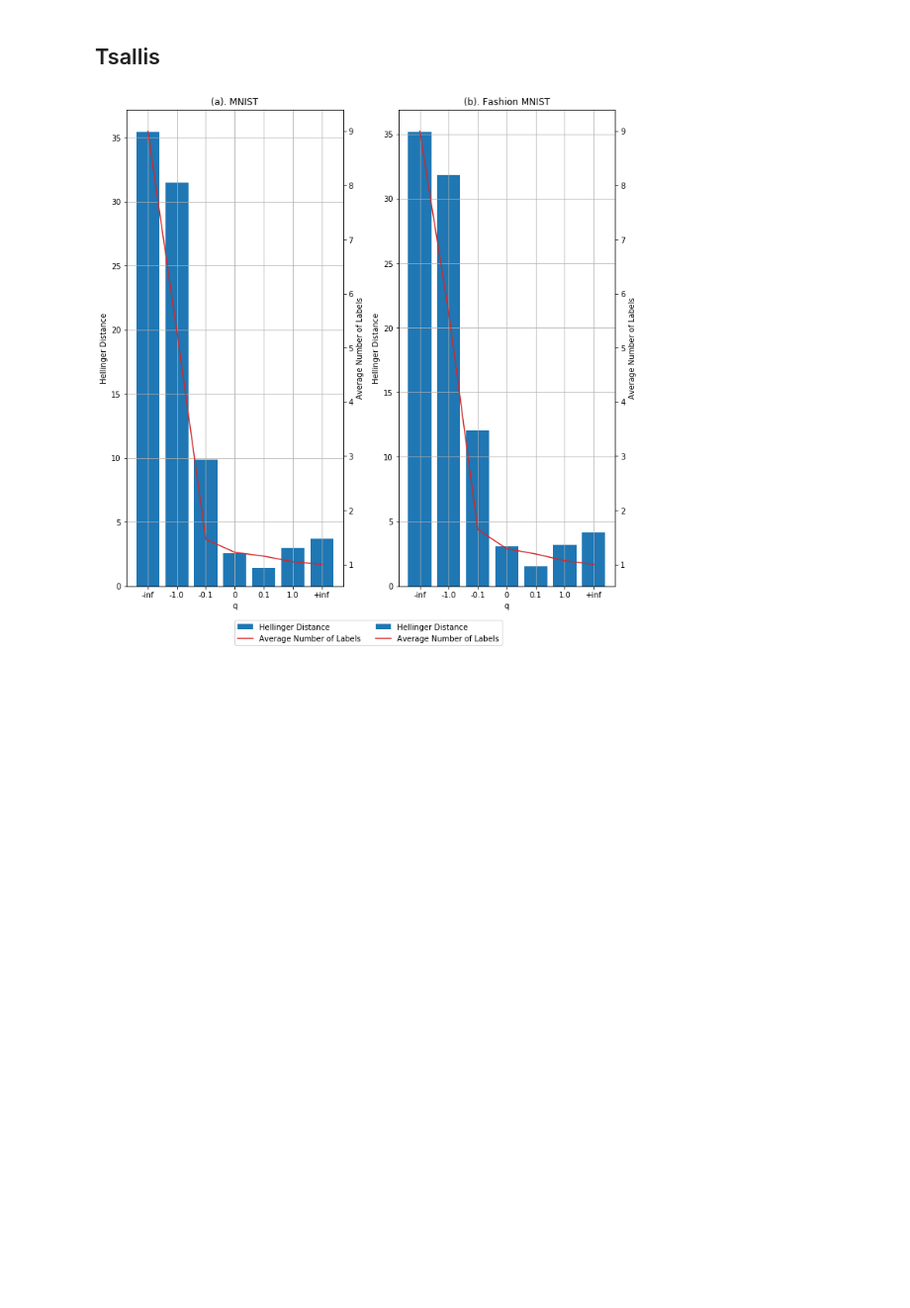
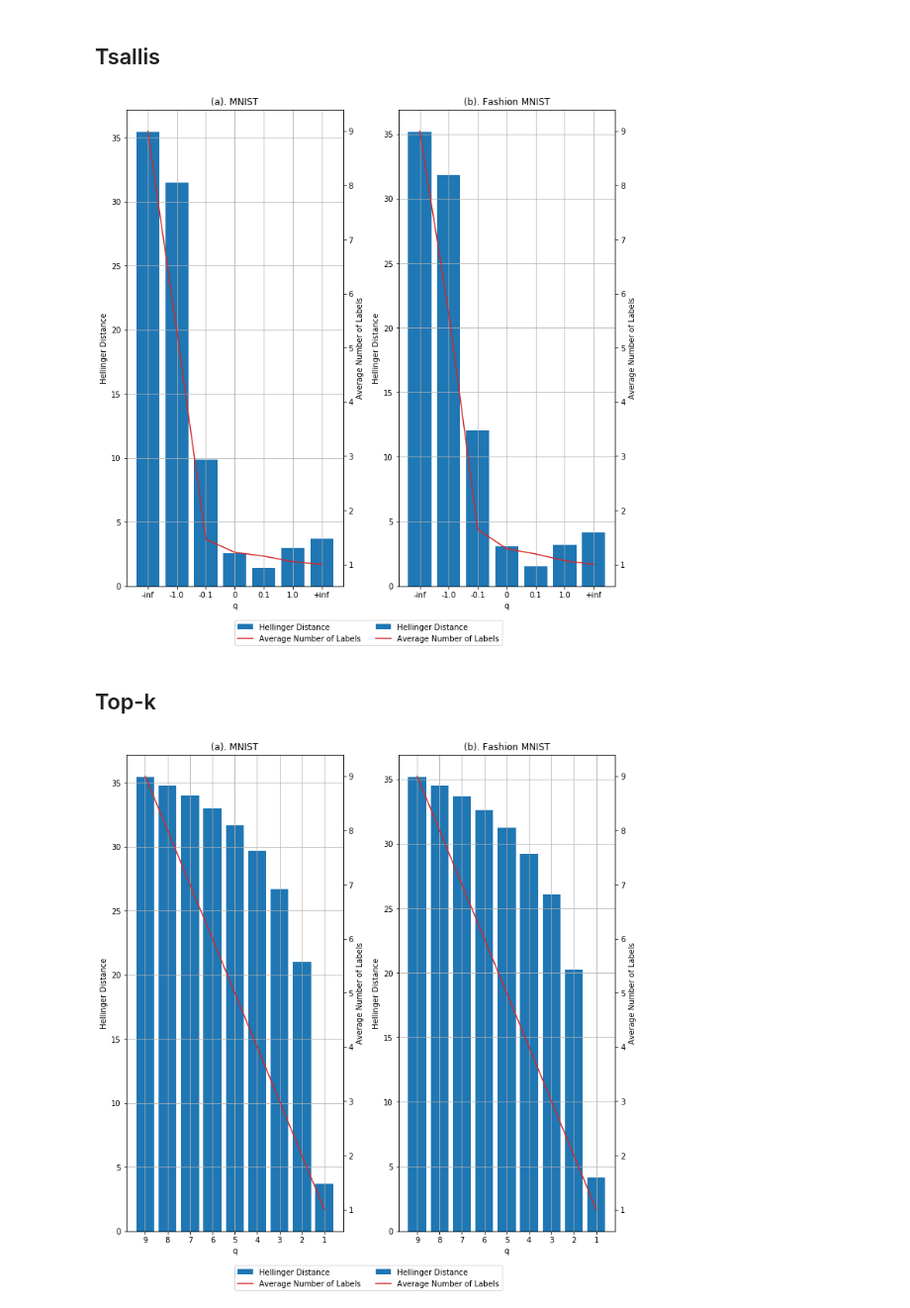
Before and after one commit to 1W1521375/entropy_labelling, a Jupyter notebook: final_experiments/for_icmla1.ipynb, the cells around one changed output. Shown at 99% size. Cells and saved outputs as stored; diff of their text form; code cells hidden in the pictures; blank space fills up the shorter version.

Commit message:
merged graphs

```diff
--- a/final_experiments/for_icmla1.ipynb
+++ b/final_experiments/for_icmla1.ipynb
@@ -506,3 +507,66 @@ plt.subplots_adjust(bottom = 0.1)
 plt.savefig("tsallis_hellinger_lnum.pdf")
 # %% [output]
 [figure]
+# %% [markdown]
+## Top-k
+# %%
+with open("for_icmla1.txt") as f:
+    l = f.readlines()
+
+# MNIST
+k_list_mnist = eval(l[5])
+topk_hell_d_mnist = eval(l[6])
+k_lnums_mnist = eval(l[7])
+
+# f_MNIST
+k_list_fmnist = eval(l[13])
+topk_hell_d_fmnist = eval(l[14])
+k_lnums_fmnist = eval(l[15])
+# %%
+fig = plt.figure(figsize = (10, 10))
+
+# for MNIST
+ax1 = fig.add_subplot(1, 2, 1)
+ax2 = ax1.twinx()
+
+colour = 'tab:blue'
+ax1.set_xlabel('q')
+ax1.set_ylabel("Hellinger Distance")
+l1 = ax1.bar(k_list_mnist, topk_hell_d_mnist, color = colour)
+
+colour = 'tab:red'
+ax2.set_ylabel("Average Number of Labels")
+l2 = ax2.plot(k_list_mnist, k_lnums_mnist, color = colour)
+
+ax1.grid(which = 'both')
+ax1.title.set_text("(a). MNIST")
+
+# for f_MNIST
+ax3 = fig.add_subplot(1, 2, 2)
+ax4 = ax3.twinx()
+
+colour = 'tab:blue'
+ax3.set_xlabel('q')
+ax3.set_ylabel("Hellinger Distance")
+l3 = ax3.bar(k_list_fmnist, topk_hell_d_fmnist, color = colour)
+
+colour = 'tab:red'
+ax4.set_ylabel("Average Number of Labels")
+l4 = ax4.plot(k_list_fmnist, k_lnums_fmnist, color = colour)
+
+ax3.grid(which = 'both')
+ax3.title.set_text("(b). Fashion MNIST")
+
+labels = ["Hellinger Distance", "Average Number of Labels", "Hellinger Distance", "Average Number of Labels"]
+
+fig.legend([l1, l2, l3, l4],     # The line objects
+           labels = labels,   # The labels for each line
+           loc = "lower center",   # Position of legend
+           borderaxespad = 0.1,    # Small spacing around legend box
+           ncol = 2)
+
+fig.tight_layout()
+plt.subplots_adjust(bottom = 0.1)
+plt.savefig("topk_hellinger_lnum.pdf")
+# %% [output]
+[figure, added]
```
Also changed, not shown: parts of 1 cell of this notebook, 1 other file.
